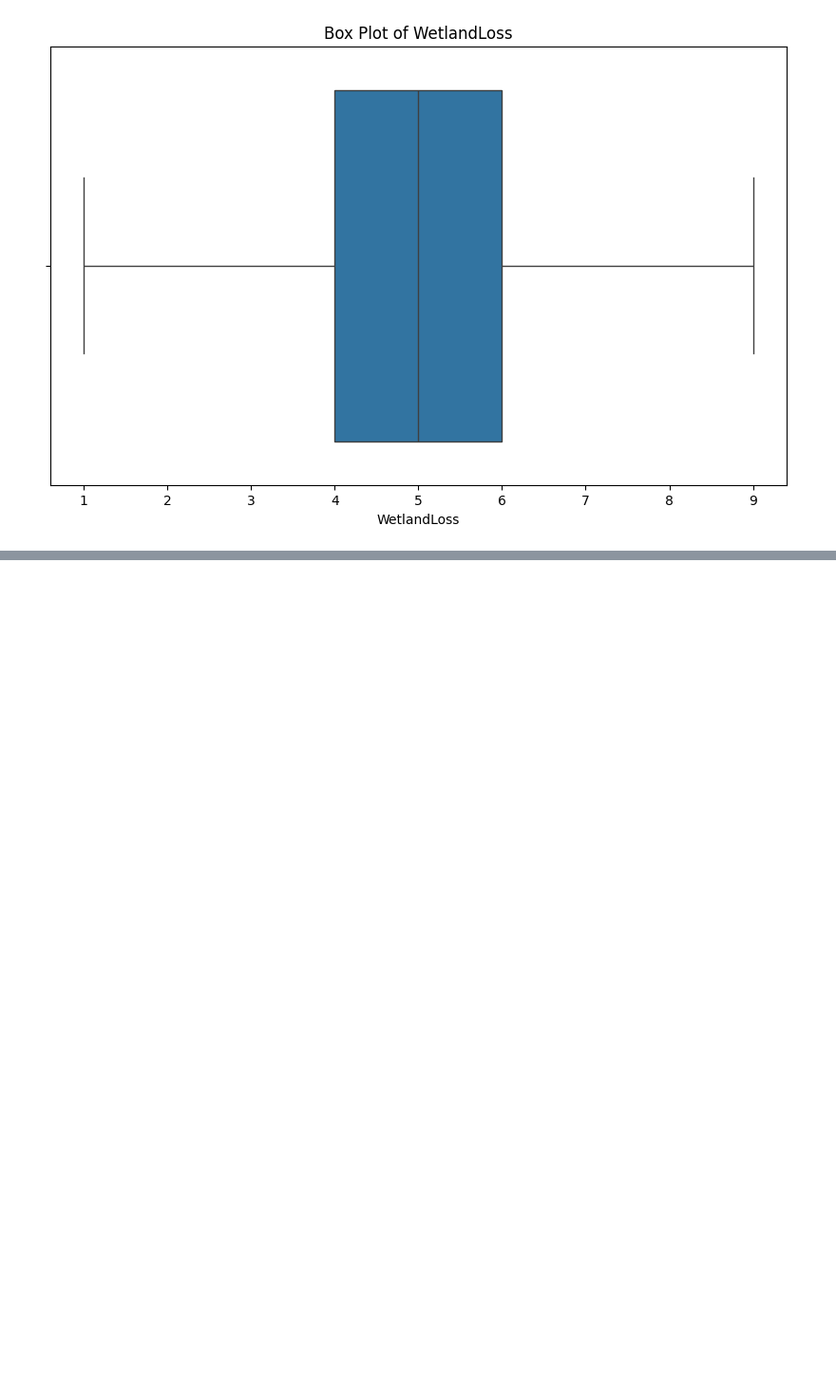
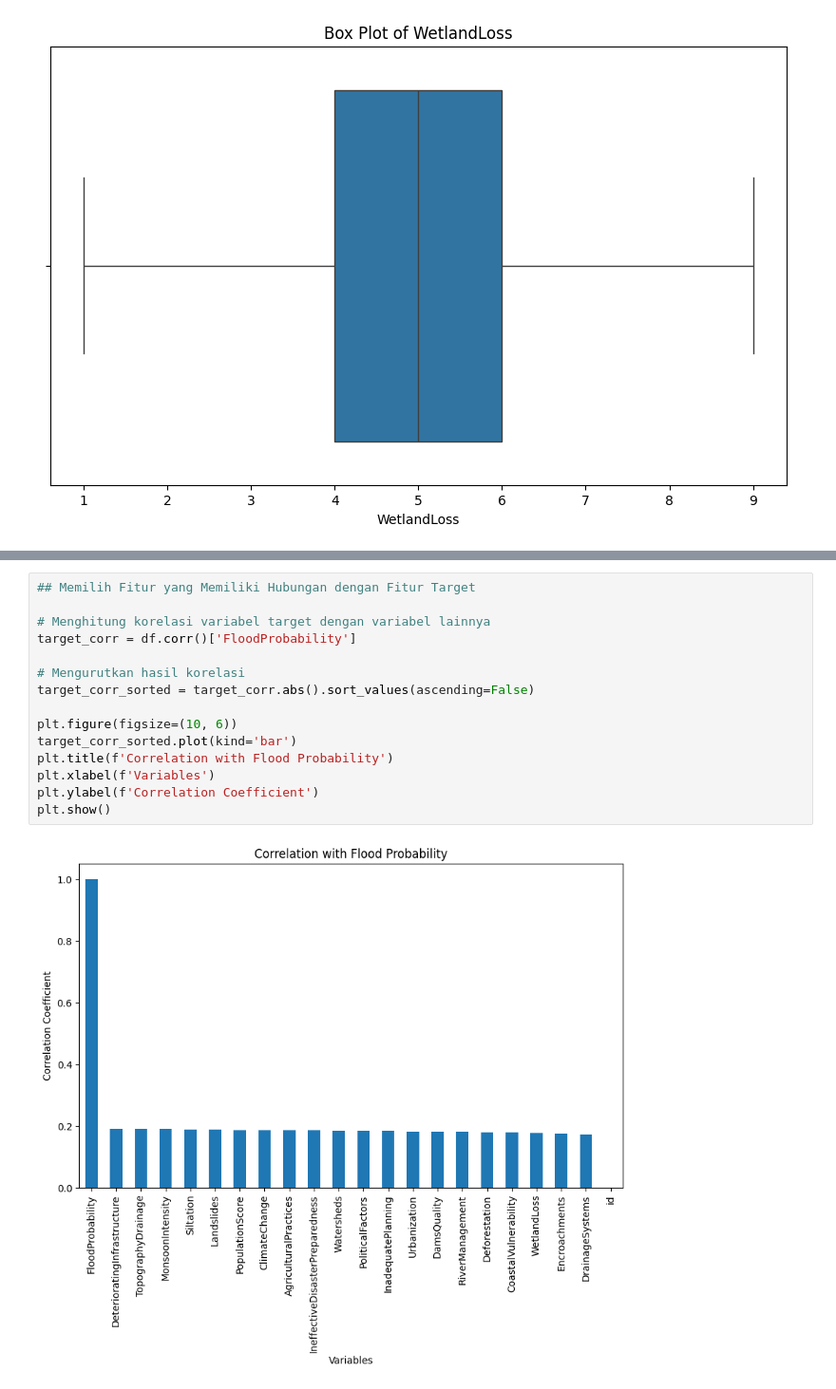
Before and after one commit to ghivalzahrvnsyah/learn-regression, a Jupyter notebook: flood_dataset_regression.ipynb, the cells around one changed output, grey strips where cells are left out. Shown at 95% size. Cells and saved outputs as stored; diff of their text form; blank space fills up the shorter version.

```diff
--- a/flood_dataset_regression.ipynb
+++ b/flood_dataset_regression.ipynb
@@ -99,0 +167,17 @@ plt.show()
+# %%
+## Memilih Fitur yang Memiliki Hubungan dengan Fitur Target
+
+# Menghitung korelasi variabel target dengan variabel lainnya
+target_corr = df.corr()['FloodProbability']
+
+# Mengurutkan hasil korelasi
+target_corr_sorted = target_corr.abs().sort_values(ascending=False)
+
+plt.figure(figsize=(10, 6))
+target_corr_sorted.plot(kind='bar')
+plt.title(f'Correlation with Flood Probability')
+plt.xlabel(f'Variables')
+plt.ylabel(f'Correlation Coefficient')
+plt.show()
+# %% [output]
+[figure, added]
```
Also changed, not shown: parts of 3 cells of this notebook.
